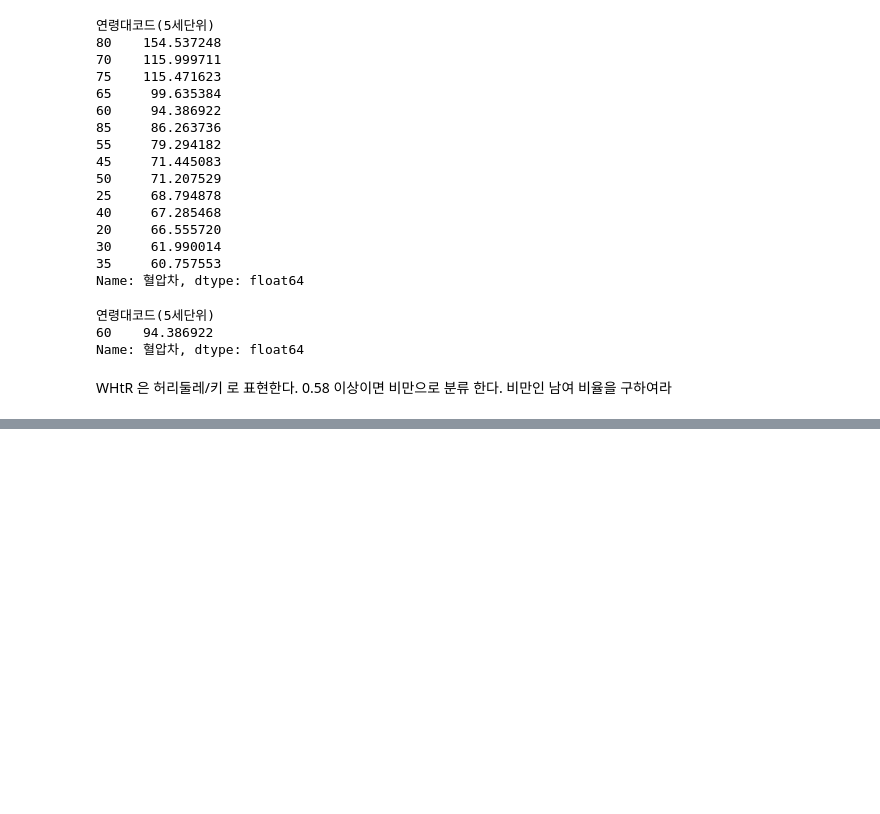
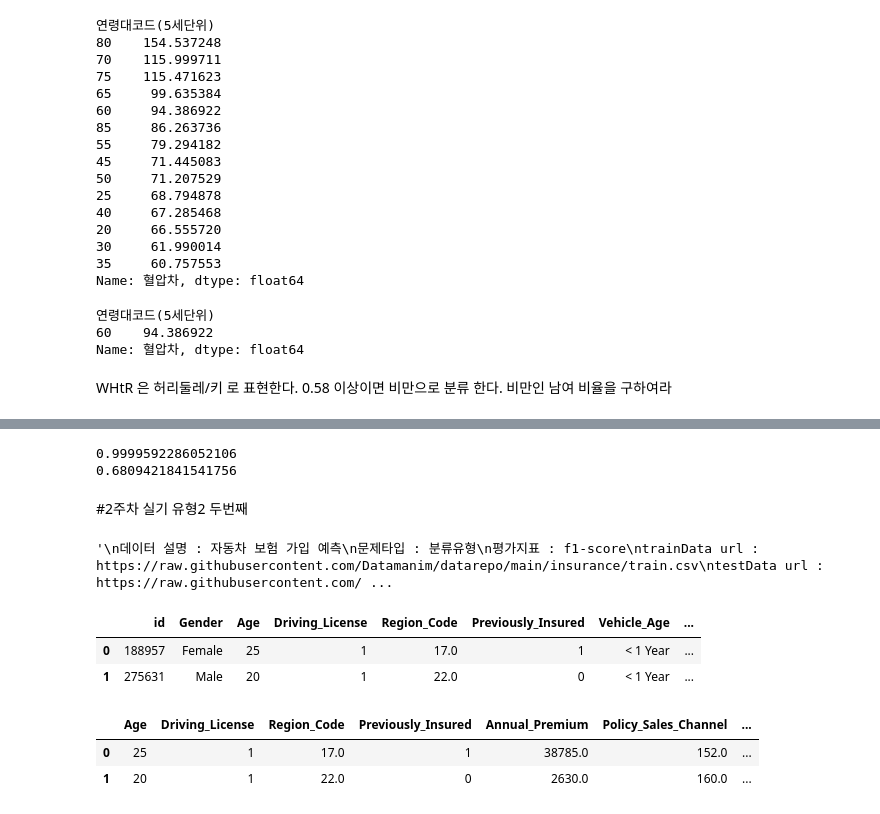
Before and after one commit to holdenkim/YG, a Jupyter notebook: YG_week2.ipynb, the cells around one changed output, grey strips where cells are left out. Drawn from its saved outputs; the diff is of its cells as text; code cells hidden in the pictures; blank space fills up the shorter version.

```diff
--- a/YG_week2.ipynb
+++ b/YG_week2.ipynb
@@ -104,0 +252,20 @@ WHtR 은 허리둘레/키 로 표현한다. 0.58 이상이면 비만으로 분
+# %%
+print(f1s_train)
+print(f1s_test)
+# %% [output]
+0.9999592286052106
+0.6809421841541756
+# %% [markdown]
+#2주차 실기 유형2 두번째
+# %%
+'''
+데이터 설명 : 자동차 보험 가입 예측
+문제타입 : 분류유형
+평가지표 : f1-score
+trainData url : https://raw.githubusercontent.com/Datamanim/datarepo/main/insurance/train.csv
+testData url : https://raw.githubusercontent.com/Datamanim/datarepo/main/insurance/test.csv
+subData url : https://raw.githubusercontent.com/Datamanim/datarepo/main/insurance/submission.csv
+[출처] 2주차 예상문제 2 (이기적 스터디 카페 / 컴활,정보처리,빅분기) | 작성자 빅분기 조교
+'''
+# %% [output]
+'\n데이터 설명 : 자동차 보험 가입 예측\n문제타입 : 분류유형\n평가지표 : f1-score\ntrainData url : https://raw.githubusercontent.com/Datamanim/datarepo/main/insurance/train.csv\ntestData url : https://raw.githubusercontent.com/ ...
@@ -104,0 +274,10 @@ WHtR 은 허리둘레/키 로 표현한다. 0.58 이상이면 비만으로 분
+# %%
+train_Data = pd.read_csv('https://raw.githubusercontent.com/Datamanim/datarepo/main/insurance/train.csv')
+test_Data = pd.read_csv('https://raw.githubusercontent.com/Datamanim/datarepo/main/insurance/test.csv')
+sub_Data = pd.read_csv('https://raw.githubusercontent.com/Datamanim/datarepo/main/insurance/submission.csv')
+# %%
+train_Data.head(2)
+# %% [output]
+|  | id | Gender | Age | Driving_License | Region_Code | Previously_Insured | Vehicle_Age | ... |
+| 0 | 188957 | Female | 25 | 1 | 17.0 | 1 | < 1 Year | ... |
+| 1 | 275631 | Male | 20 | 1 | 22.0 | 0 | < 1 Year | ... |
@@ -104,0 +290,6 @@ WHtR 은 허리둘레/키 로 표현한다. 0.58 이상이면 비만으로 분
+# %%
+X.head(2)
+# %% [output]
+|  | Age | Driving_License | Region_Code | Previously_Insured | Annual_Premium | Policy_Sales_Channel | ... |
+| 0 | 25 | 1 | 17.0 | 1 | 38785.0 | 152.0 | ... |
+| 1 | 20 | 1 | 22.0 | 0 | 2630.0 | 160.0 | ... |
```
Also changed, not shown: parts of 57 cells of this notebook.
